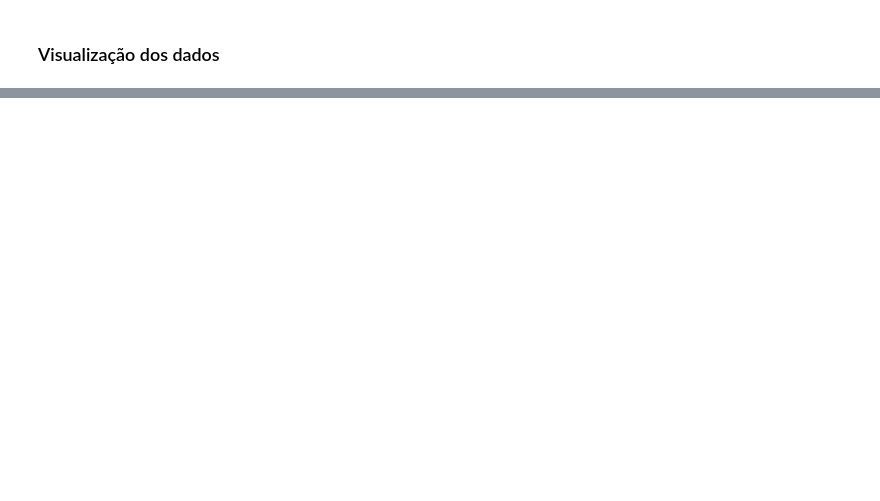
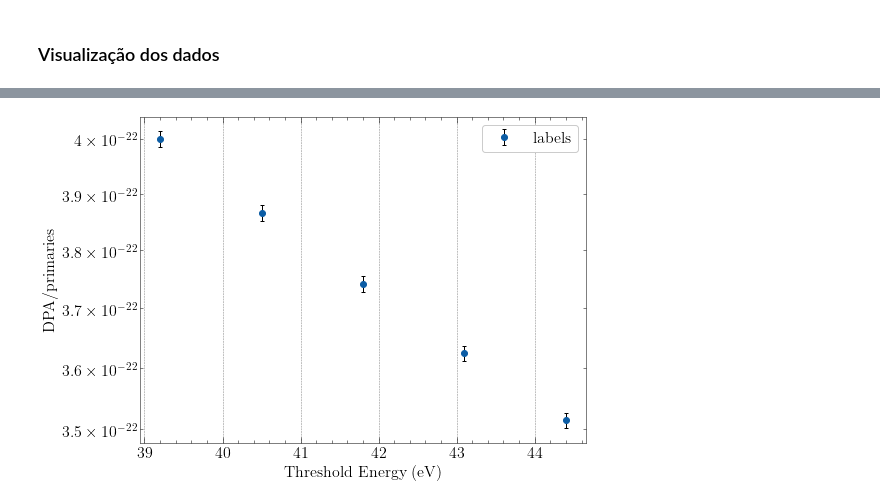
Before and after one commit to matheusbergamo/Master-Thesis, a Jupyter notebook: Displacement Energy.ipynb, the cells around one changed output, grey strips where cells are left out. Drawn from its saved outputs; the diff is of its cells as text; code cells hidden in the pictures; blank space fills up the shorter version.

```diff
--- a/Displacement Energy.ipynb
+++ b/Displacement Energy.ipynb
@@ -94,0 +107,21 @@ A energia de threshold é a energia mínima necessária que deve ser transferida
+# %%
+dataframes = df_def
+plt.errorbar(dataframes['E_th'],                       # x data
+             dataframes['DPA'],                        # y data
+             xerr = None,                              # Uncertainty on x values
+             yerr = dataframes['abs_unc'],             # Uncertainty on y values
+             label = 'labels',
+             fmt = 'o',
+             ecolor = 'black',
+             capsize = 2
+            )
+plt.xlabel('Threshold Energy (eV)')
+plt.ylabel('DPA/primaries')
+# plt.xlim(left = 0, right = 120)
+# plt.ylim(bottom = 3e-26, top = 3e-19)
+#plt.xscale('log')
+plt.yscale('log')
+plt.legend()
+plt.savefig('Threshold_Energy.svg', dpi=300, bbox_inches = "tight")
+# %% [output]
+[figure, added]
```
Also changed, not shown: parts of 6 cells of this notebook.
